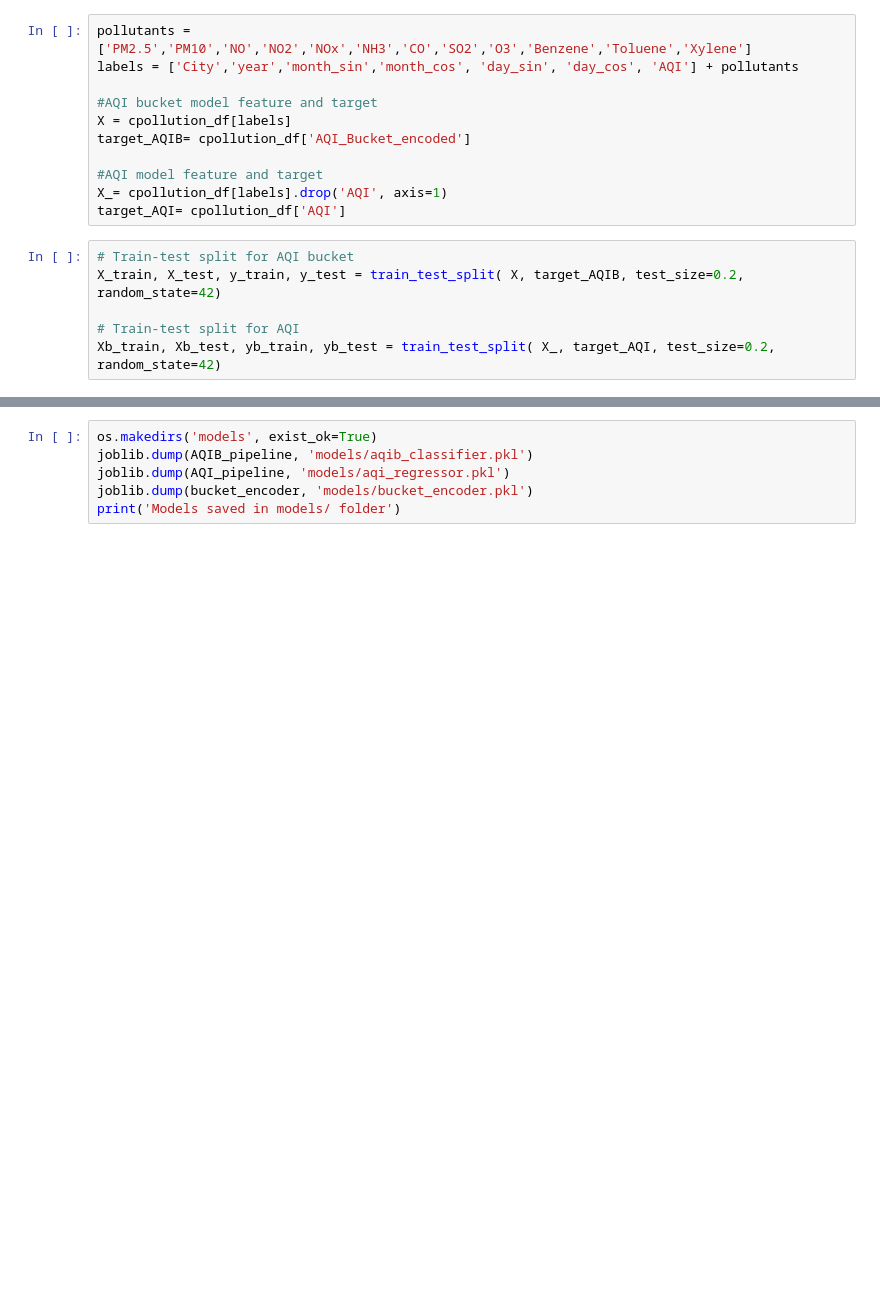
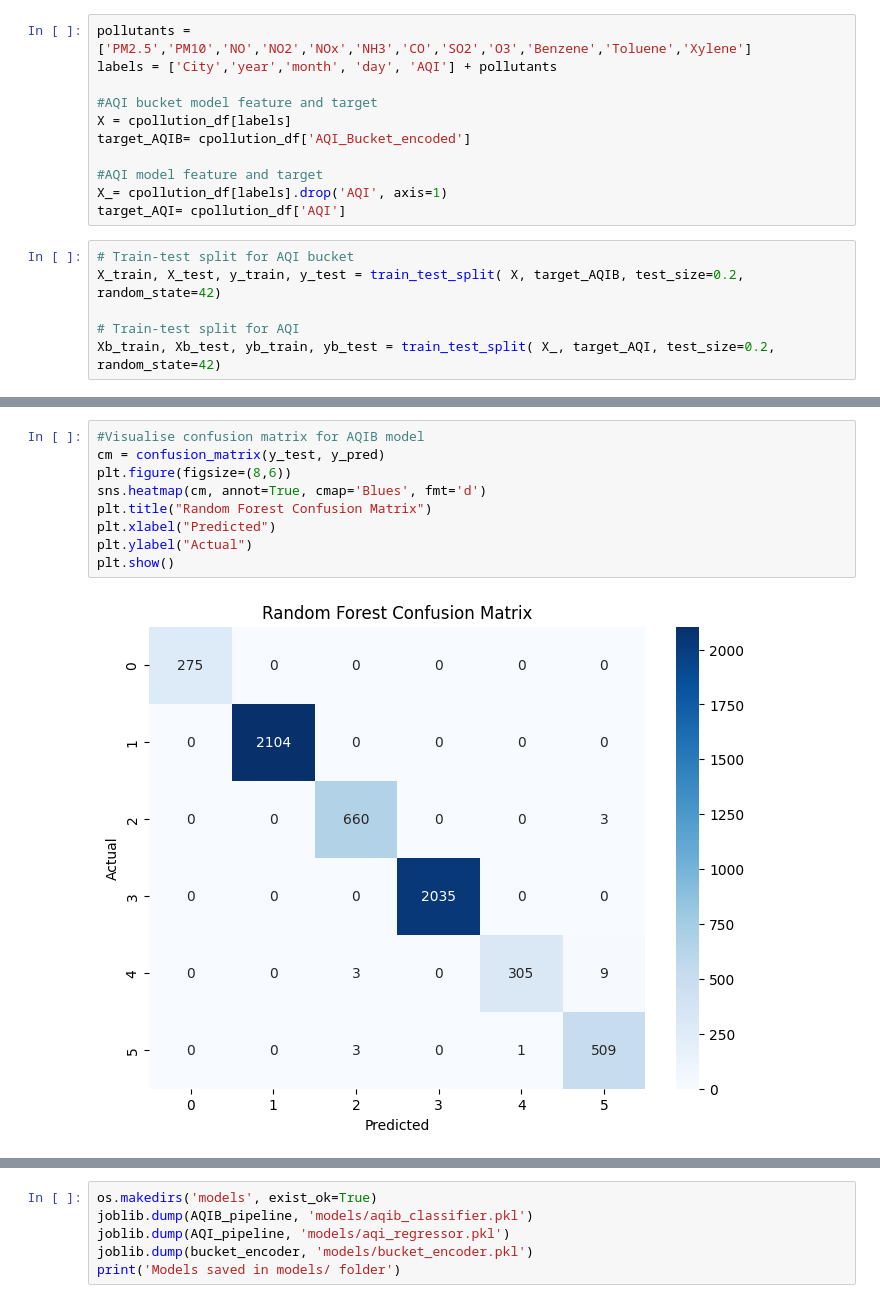
Before and after one commit to Medynal/Pollution, a Jupyter notebook: pollution_model.ipynb, the cells around one changed output, grey strips where cells are left out. Saved outputs shown, nothing was run; the diff lists cells and outputs as text; blank space fills up the shorter version.

```diff
--- a/pollution_model.ipynb
+++ b/pollution_model.ipynb
@@ -58,6 +56,6 @@ cpollution_df.head()
 # %%
 pollutants = ['PM2.5','PM10','NO','NO2','NOx','NH3','CO','SO2','O3','Benzene','Toluene','Xylene']
-labels = ['City','year','month_sin','month_cos', 'day_sin', 'day_cos', 'AQI'] + pollutants
+labels = ['City','year','month', 'day', 'AQI'] + pollutants
 
 #AQI bucket model feature and target
 X = cpollution_df[labels]
@@ -106 +101,12 @@ Classification report:
+# %%
+#Visualise confusion matrix for AQIB model
+cm = confusion_matrix(y_test, y_pred)
+plt.figure(figsize=(8,6))
+sns.heatmap(cm, annot=True, cmap='Blues', fmt='d')
+plt.title("Random Forest Confusion Matrix")
+plt.xlabel("Predicted")
+plt.ylabel("Actual")
+plt.show()
+# %% [output]
+[figure, added]
 # %%
```
Also changed, not shown: parts of 8 cells of this notebook.
